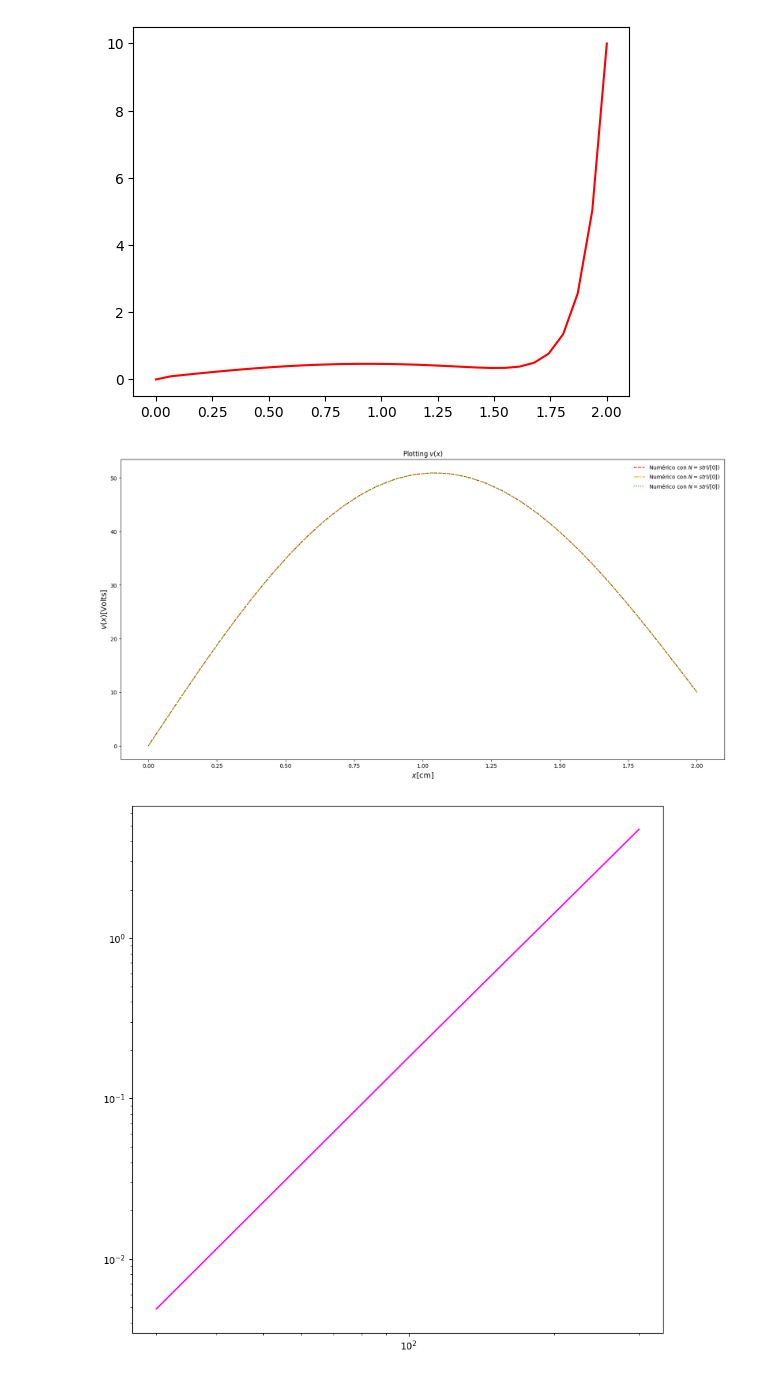
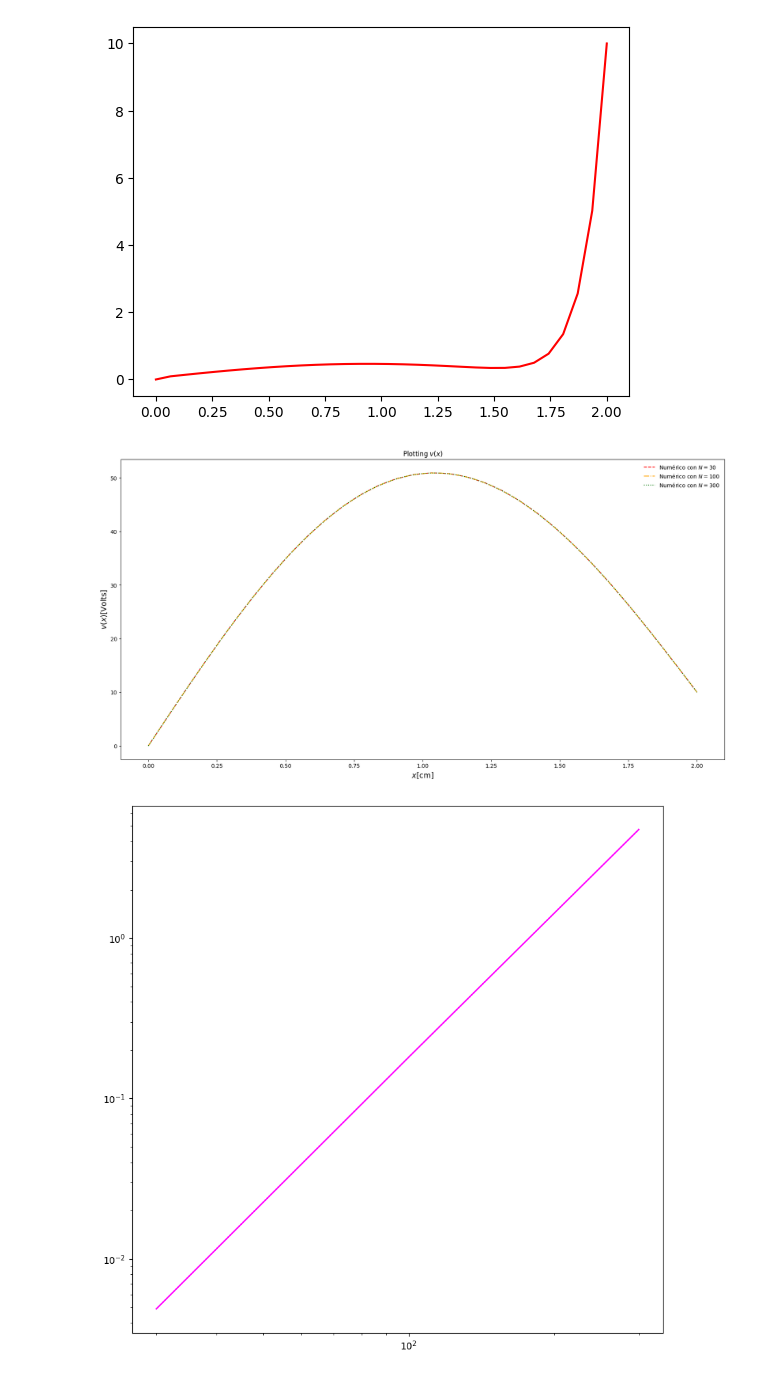
Before and after one commit to CrushinAngel/Numericos_2, a Jupyter notebook: pivot_gauss_sustitucion_poisson.ipynb, the cells around one changed output. Cells and saved outputs as stored; diff of their text form; code cells hidden in the pictures.

Commit message:
fixed legend in std graph

```diff
--- a/pivot_gauss_sustitucion_poisson.ipynb
+++ b/pivot_gauss_sustitucion_poisson.ipynb
@@ -91,20 +91,20 @@ plt.show()
 # %%
 plt.figure(figsize = (20,10))
 plt.title('Plotting ${v}({x})$')
 plt.xlabel("${x} $[cm]", fontsize=14)
 plt.ylabel("${v}({x}) $[Volts]", fontsize=14)
 
 N_styles = [(30, 'red', '--'), (100, 'orange', '-.'), (300, 'green', ':')]
-for i in N_styles:
+for (n, c, l) in N_styles:
     # Graficamos las soluciones v(x) para distintos N
-    plt.plot(gauss_elimination(i[0], 'standard')[0]*100, gauss_elimination(i[0], 'standard')[2], color = i[1], ls = i[2], label = 'Numérico con $N = $'+'$str({i[0]})$')
+    plt.plot(gauss_elimination(n, 'standard')[0]*100, gauss_elimination(n, 'standard')[2], color = c, ls = l, label = 'Numérico con $N = ' + str(n) + '$')
     #if i[0] == 300:
          #plt.plot(gauss_elimination(i[0], 'standard')[0]*100, vt, color='blue', label='Analítico')
 
 plt.legend(loc='upper right', frameon=False)
 plt.show()
 # %% [output]
-[figure, old version]
+[figure, new version]
 # %%
 str_N = [str(x) for x in N]
 delta_ts = pd.DataFrame(index = ['Standard', 'Modified'],columns = str_N)
```
